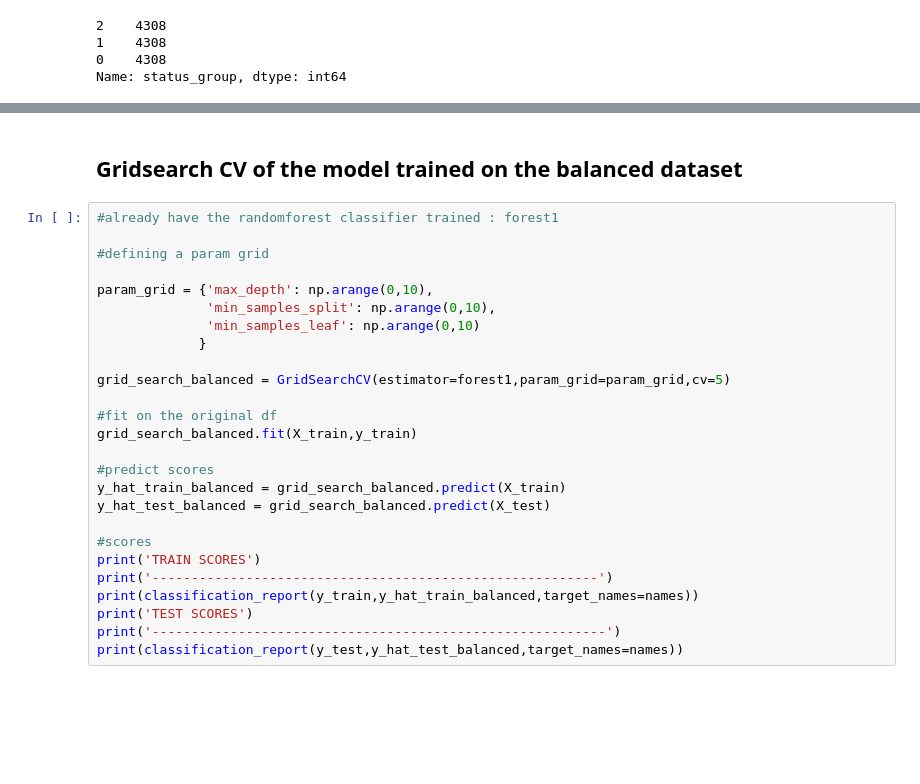
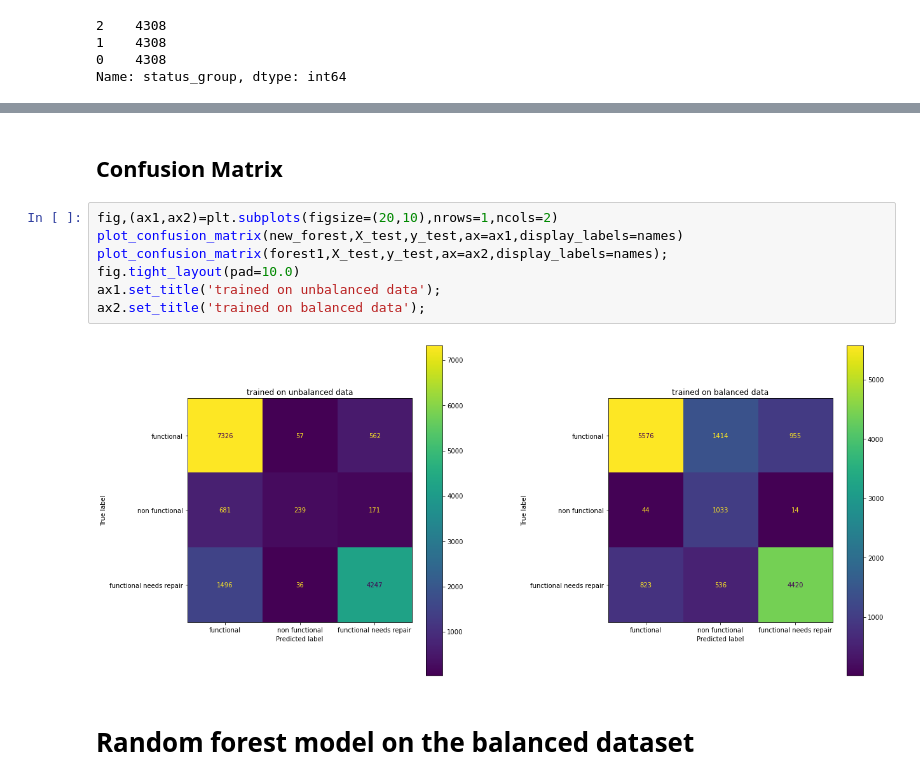
Before and after one commit to rahulakrish/water_pump_classifier, a Jupyter notebook: phase3_project.ipynb, the cells around one changed output, grey strips where cells are left out. Drawn from its saved outputs; the diff is of its cells as text; blank space fills up the shorter version.

```diff
--- a/phase3_project.ipynb
+++ b/phase3_project.ipynb
@@ -1428,28 +1401,13 @@ functional needs repair       0.77      0.74      0.75      1090
+# %% [markdown]
+## Confusion Matrix
+# %%
+fig,(ax1,ax2)=plt.subplots(figsize=(20,10),nrows=1,ncols=2)
+plot_confusion_matrix(new_forest,X_test,y_test,ax=ax1,display_labels=names)
+plot_confusion_matrix(forest1,X_test,y_test,ax=ax2,display_labels=names);
+fig.tight_layout(pad=10.0)
+ax1.set_title('trained on unbalanced data');
+ax2.set_title('trained on balanced data');
+# %% [output]
+[figure, added]
 # %% [markdown]
-## Gridsearch CV of the model trained on the balanced dataset
+# Random forest model on the balanced dataset
-# %%
-#already have the randomforest classifier trained : forest1
-
-#defining a param grid
-
-param_grid = {'max_depth': np.arange(0,10),
-              'min_samples_split': np.arange(0,10),
-              'min_samples_leaf': np.arange(0,10)
-             }
-
-grid_search_balanced = GridSearchCV(estimator=forest1,param_grid=param_grid,cv=5)
-
-#fit on the original df
-grid_search_balanced.fit(X_train,y_train)
-
-#predict scores
-y_hat_train_balanced = grid_search_balanced.predict(X_train)
-y_hat_test_balanced = grid_search_balanced.predict(X_test)
-
-#scores
-print('TRAIN SCORES')
-print('---------------------------------------------------------')
-print(classification_report(y_train,y_hat_train_balanced,target_names=names))
-print('TEST SCORES')
-print('----------------------------------------------------------')
-print(classification_report(y_test,y_hat_test_balanced,target_names=names))
```
Also changed, not shown: parts of 50 cells of this notebook.
